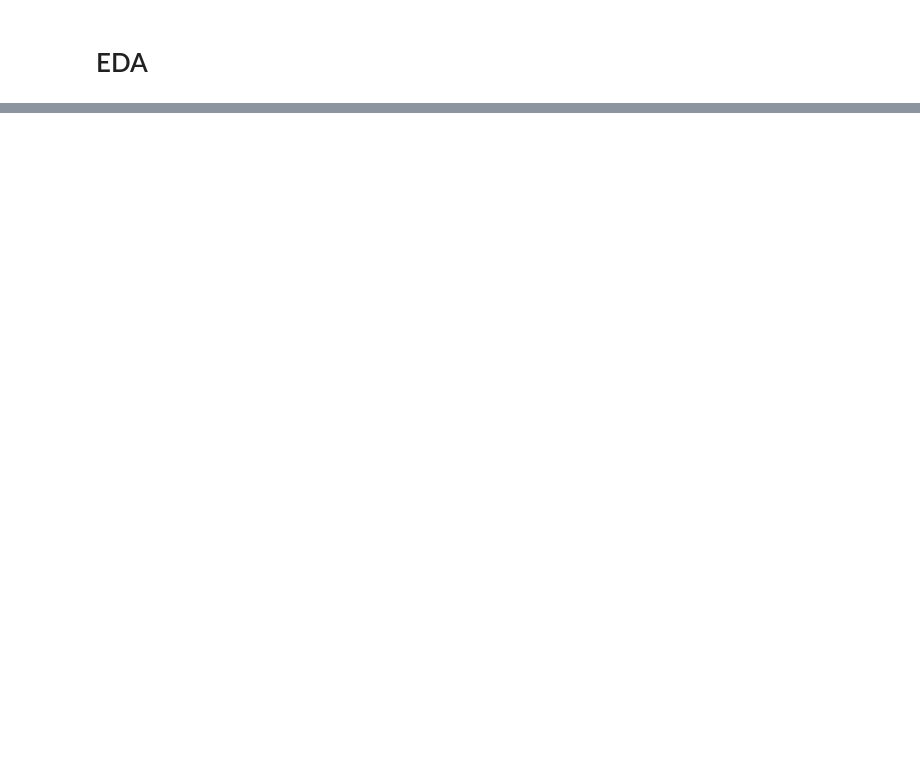
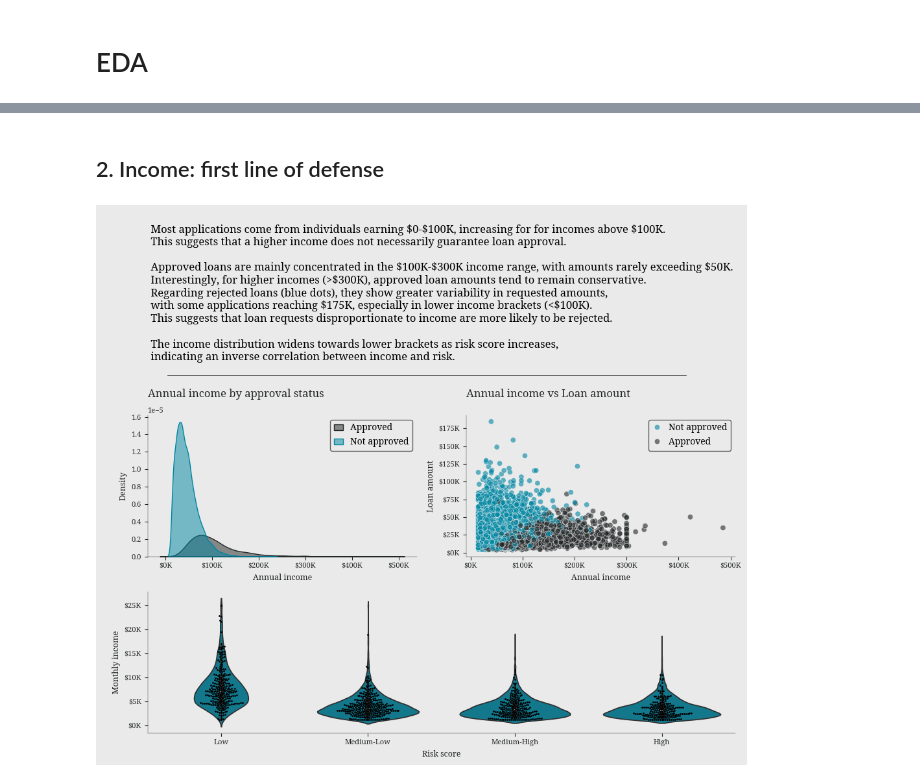
Before and after one commit to carminemnc/notes, a Jupyter notebook: eda/eda.ipynb, the cells around one changed output, grey strips where cells are left out. Cells and saved outputs as stored; diff of their text form; code cells hidden in the pictures; blank space fills up the shorter version.

```diff
--- a/eda/eda.ipynb
+++ b/eda/eda.ipynb
@@ -127,0 +94,53 @@ plt.show()
+# %% [markdown]
+## 2. Income: first line of defense
+# %%
+fig, (ax1, ax2, ax3) = leo.create_layout( [(0,0,1,1), (0,1,1,1), (1,0,1,2)], figsize=(10,6))
+
+# let's see the annual income of who get the loan approved
+sns.kdeplot(data=df, x='annual_income', hue='loan_approved', fill=True, alpha=0.5, ax=ax1, legend=False)
+ax1.set_title('Annual income by approval status')
+ax1.set_xlabel('Annual income')
+ax1.xaxis.set_major_formatter(plt.FuncFormatter(lambda x, p: f'${x/1000:,.0f}K'))
+ax1.legend(labels=['Approved', 'Not approved'], loc='upper right')
+
+# how the income affect the loan amount requested?
+sns.scatterplot(data=df, x='annual_income', y='loan_amount', hue='loan_approved',sizes=(20, 200), alpha=0.6, ax=ax2)
+ax2.set_title('Annual income vs Loan amount')
+ax2.set_xlabel('Annual income')
+ax2.set_ylabel('Loan amount')
+ax2.yaxis.set_major_formatter(plt.FuncFormatter(lambda x, p: f'${x/1000:,.0f}K'))
+ax2.xaxis.set_major_formatter(plt.FuncFormatter(lambda x, p: f'${x/1000:,.0f}K'))
+handles, _ = ax2.get_legend_handles_labels()
+ax2.legend(handles=handles, labels=['Not approved', 'Approved'], loc='upper right')
+
+# how monthly income change with different risk score levels
+sns.violinplot(data=df, x='risk_level', y='monthly_income', ax=ax3, legend=False)
+sns.swarmplot(data=df.head(1000), x='risk_level', y='monthly_income', color='black', size=2, ax=ax3, legend=False)
+ax3.set_ylabel('Monthly income')
+ax3.set_xlabel('Risk score')
+ax3.yaxis.set_major_formatter(plt.FuncFormatter(lambda x, p: f'${x/1000:,.0f}K'))
+
+leo.insights_box(fig,
+                 fontsize=12,
+                 position='top',
+                 x=0,
+                 y=1.43,
+                 text=
+                 """
+                 Most applications come from individuals earning $0-\$100K, increasing for for incomes above \$100K.
+                 This suggests that a higher income does not necessarily guarantee loan approval.
+
+                 Approved loans are mainly concentrated in the $100K-\$300K income range, with amounts rarely exceeding \$50K.
+                 Interestingly, for higher incomes (>\$300K), approved loan amounts tend to remain conservative.
+                 Regarding rejected loans (blue dots), they show greater variability in requested amounts,
+                 with some applications reaching \$175K, especially in lower income brackets (<\$100K).
+                 This suggests that loan requests disproportionate to income are more likely to be rejected.
+
+                 The income distribution widens towards lower brackets as risk score increases,
+                 indicating an inverse correlation between income and risk.
+                 """)
+
+plt.tight_layout()
+plt.show()
+# %% [output]
+[figure, added]
```
Also changed, not shown: parts of 20 cells of this notebook, 1 other file.
